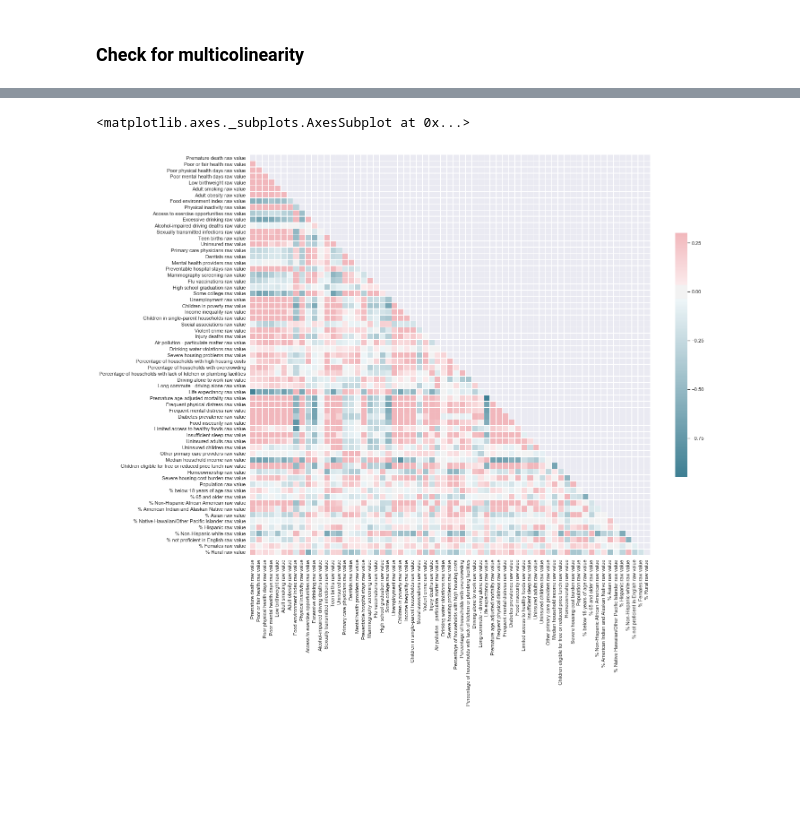
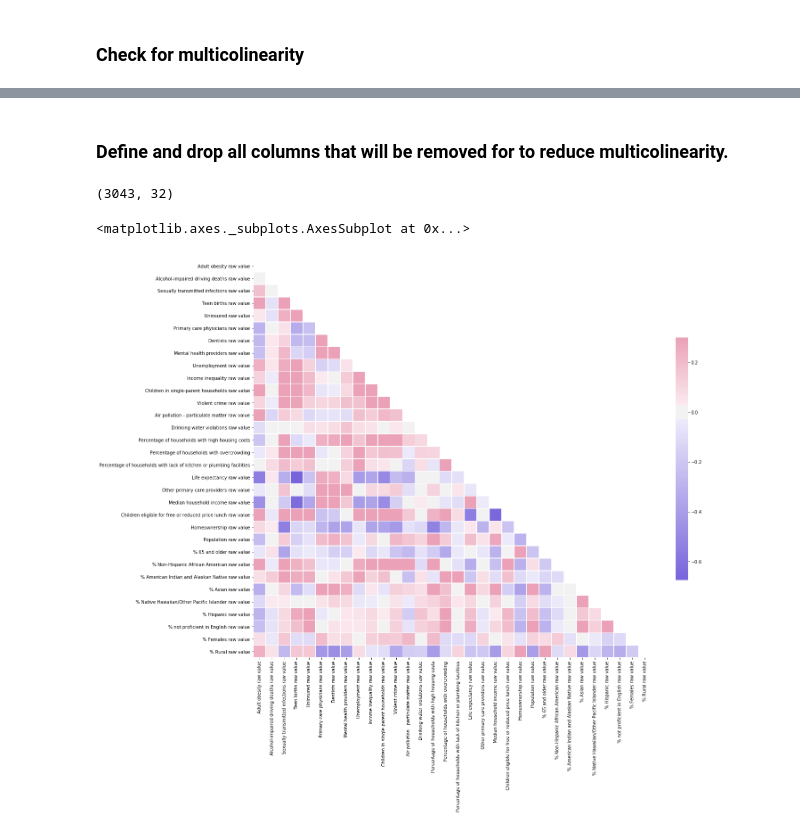
Before and after one commit to Mcllstr/modeling-community-hs-grad-rates, a Jupyter notebook: eda_joe.ipynb, the cells around one changed output, grey strips where cells are left out. Cells and saved outputs as stored; diff of their text form; code cells hidden in the pictures; blank space fills up the shorter version.

Commit message:
remove high correlation and irrelevent features, empty features, fill missing values

```diff
--- a/eda_joe.ipynb
+++ b/eda_joe.ipynb
@@ -79,9 +79,10 @@ df.drop(['Premature age-adjusted mortality raw value',
 3142 rows × 113 columns
 # %%
 # Primary care physicians raw value - missing values should be zeros in the dataset.
-df['Primary care physicians raw value'].fillna(0);
-df['Dentists raw value'].fillna(0);
-df['Mental health providers raw value'].fillna(0);
+# df['Primary care physicians raw value'].fillna(0, inplace=True);
+# df['Dentists raw value'].fillna(0, inplace=True);
+# df['Mental health providers raw value'].fillna(0, inplace=True);
+df.fillna({'Mental health providers raw value':0, 'Dentists raw value':0, 'Primary care physicians raw value':0}, inplace=True)
 # %%
 drop_for_msng_vals = [index for index, value in df.isna().mean().iteritems() if value>.1]
 df.drop(drop_for_msng_vals, axis=1, inplace=True)
@@ -125,3 +117,5 @@ df.head()
+# %%
+df.dropna(subset=['High school graduation raw value'], inplace = True)
 # %% [markdown]
 ### Change columns to numeric
 # %%
@@ -136,20 +191,68 @@ df[headers2_] = df[headers2_].apply(pd.to_numeric)
+# %% [markdown]
+### Define and drop all columns that will be removed for to reduce multicolinearity.
+# %%
+extraneous_features = ['Poor or fair health raw value',
+                       'Frequent physical distress raw value',
+                       'Premature age-adjusted mortality raw value',
+                       'Food insecurity raw value',
+                       'Children in poverty raw value',
+                       'Frequent mental distress raw value',
+                       'Premature death raw value',
+                       'Poor physical health days raw value',
+                       'Adult smoking raw value',
+                       'Poor mental health days raw value',
+                       'Excessive drinking raw value',
+                       'Diabetes prevalence raw value',
+                       'Some college raw value',
+                       'Physical inactivity raw value',
+                       'Insufficient sleep raw value',
+                       'Low birthweight raw value',
+                       '% Non-Hispanic white raw value',
+                       'Severe housing problems raw value',
+                       'Injury deaths raw value',
+                       'Preventable hospital stays raw value',
+                       'Driving alone to work raw value',
+                       'Mammography screening raw value',
+                       'Flu vaccinations raw value',
+                       'Injury deaths raw value',
+                       'Social associations raw value',
+                       'Limited access to healthy foods raw value',
+                       'Long commute - driving alone raw value',
+                       'Food environment index raw value',
+                       'Access to exercise opportunities raw value',
+                       'Uninsured adults raw value',
+                       'Uninsured children raw value',
+                       'Severe housing cost burden raw value',
+                       '% below 18 years of age raw value',
+                       'High school graduation raw value'
+                       ]
+
+features = df.drop(extraneous_features, axis=1)
+headers3_ = [x for x in features.columns if 'raw value' in x or 'Percentage of households' in x]
+features = df[headers3_]
+
+target = df['High school graduation raw value']
+
+features.shape
+# %% [output]
+(3043, 32)
 # %%
-corr_matrix = df[headers2_].corr()
-#corr_matrix.loc['Premature death raw value',['Adult obesity raw value']]#corr_matrix['Poor mental health days raw value']]
-#corr_matrix
+## Generate correlation matrix
+corr_matrix = features.corr()
 
+# Plot correlation matrix
 mask = np.zeros_like(corr_matrix, dtype=np.bool)
 mask[np.triu_indices_from(mask)] = True
 
 # Set up the matplotlib figure
 f, ax = plt.subplots(figsize=(20, 20))
 
 # Generate a custom diverging colormap
-cmap = sns.diverging_palette(220, 10, as_cmap=True)
+cmap = sns.diverging_palette(270, 0, as_cmap=True)
 
 # Draw the heatmap with the mask and correct aspect ratio
 sns.heatmap(corr_matrix, mask=mask, cmap=cmap, vmax=.3, center=0,
             square=True, linewidths=.5, cbar_kws={"shrink": .5})
 # %% [output]
 <matplotlib.axes._subplots.AxesSubplot at 0x...>
-[figure, old version]
+[figure, new version]
```
Also changed, not shown: parts of 14 cells of this notebook.
